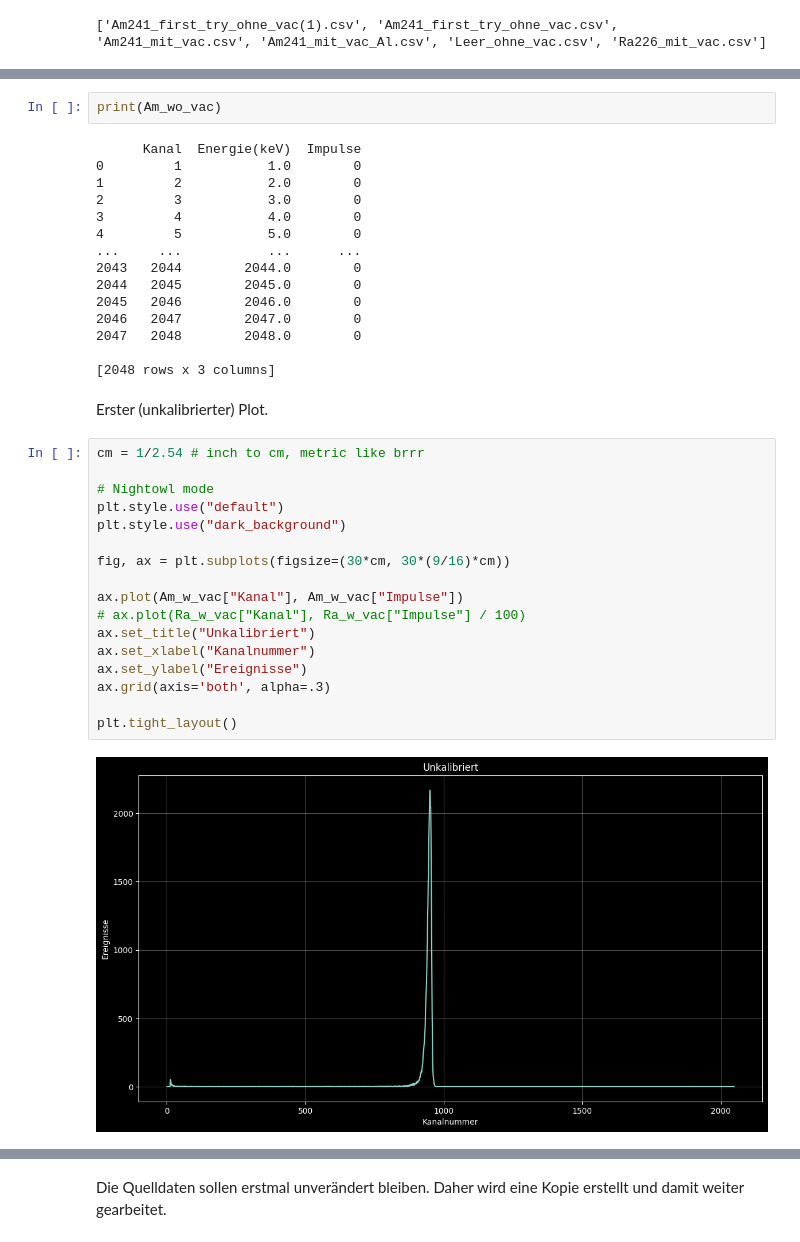
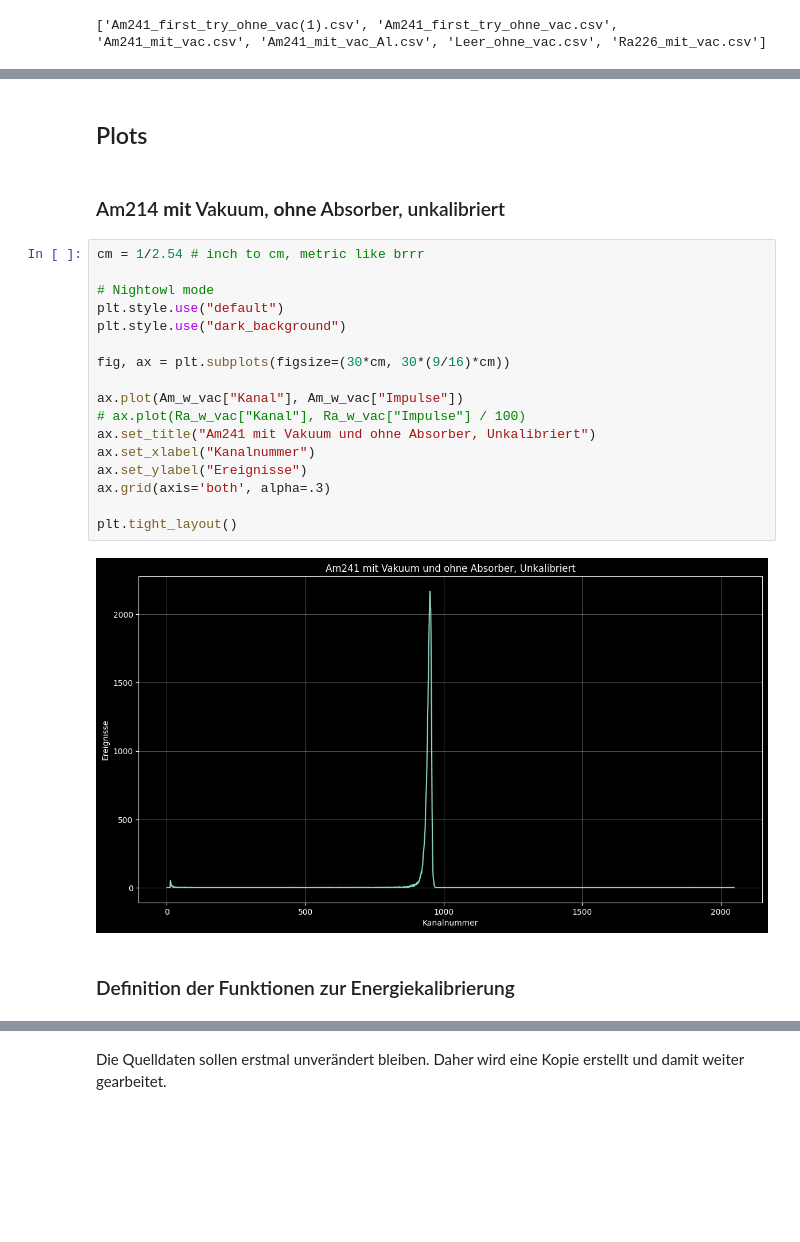
Before and after one commit to HateFindingNames/RadiationProtection_DetectorTechnology, a Jupyter notebook: V11/V11.ipynb, the cells around one changed output, grey strips where cells are left out. Saved outputs shown, nothing was run; the diff lists cells and outputs as text; blank space fills up the shorter version.

```diff
--- a/V11/V11.ipynb
+++ b/V11/V11.ipynb
@@ -75,44 +104,31 @@ Am_w_vac = spl_lst[2]
 Am_w_vac_w_Al = spl_lst[3]
 Empty_wo_vac = spl_lst[4]
 Ra_w_vac = spl_lst[5]
-# %%
-print(Am_wo_vac)
-# %% [output]
-      Kanal  Energie(keV)  Impulse
-0         1           1.0        0
-1         2           2.0        0
-2         3           3.0        0
-3         4           4.0        0
-4         5           5.0        0
-...     ...           ...      ...
-2043   2044        2044.0        0
-2044   2045        2045.0        0
-2045   2046        2046.0        0
-2046   2047        2047.0        0
-2047   2048        2048.0        0
-
-[2048 rows x 3 columns]
-# %% [markdown]
-Erster (unkalibrierter) Plot.
+# %% [markdown]
+## Plots
+# %% [markdown]
+### Am214 **mit** Vakuum, **ohne** Absorber, unkalibriert
 # %%
 cm = 1/2.54 # inch to cm, metric like brrr
 
 # Nightowl mode
 plt.style.use("default")
 plt.style.use("dark_background")
 
 fig, ax = plt.subplots(figsize=(30*cm, 30*(9/16)*cm))
 
 ax.plot(Am_w_vac["Kanal"], Am_w_vac["Impulse"])
 # ax.plot(Ra_w_vac["Kanal"], Ra_w_vac["Impulse"] / 100)
-ax.set_title("Unkalibriert")
+ax.set_title("Am241 mit Vakuum und ohne Absorber, Unkalibriert")
 ax.set_xlabel("Kanalnummer")
 ax.set_ylabel("Ereignisse")
 ax.grid(axis='both', alpha=.3)
 
 plt.tight_layout()
 # %% [output]
-[figure, old version]
+[figure, new version]
+# %% [markdown]
+### Definition der Funktionen zur Energiekalibrierung
 # %% [markdown]
 Um die Daten zu kalibrieren, müssen die ``Energie(keV)``-Zeilen so entlang der ``Impulse``-Zeilen verschoben werden, dass der Peak bei der entsprechenden Energie zum liegen kommt.
 
```
Also changed, not shown: parts of 40 cells of this notebook.
